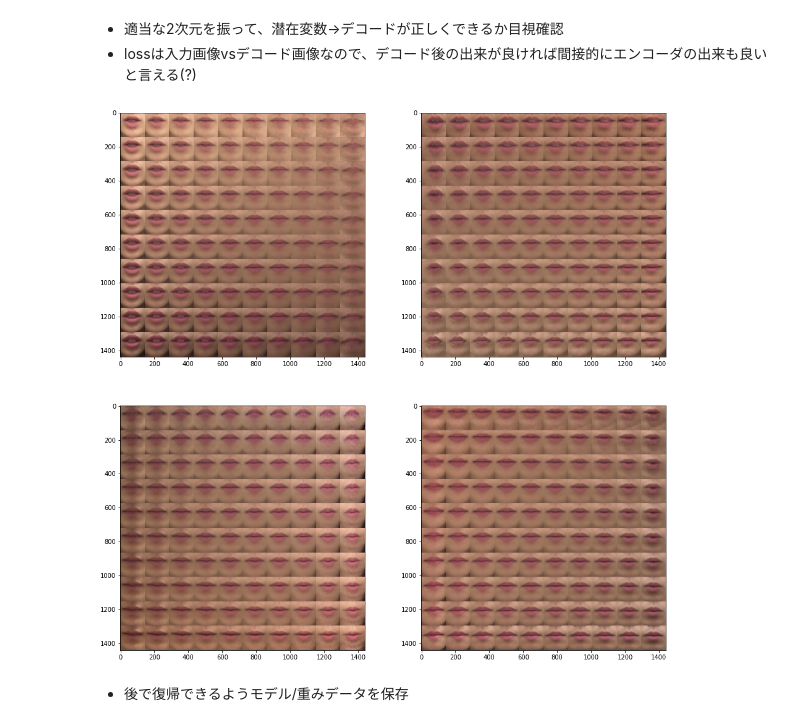
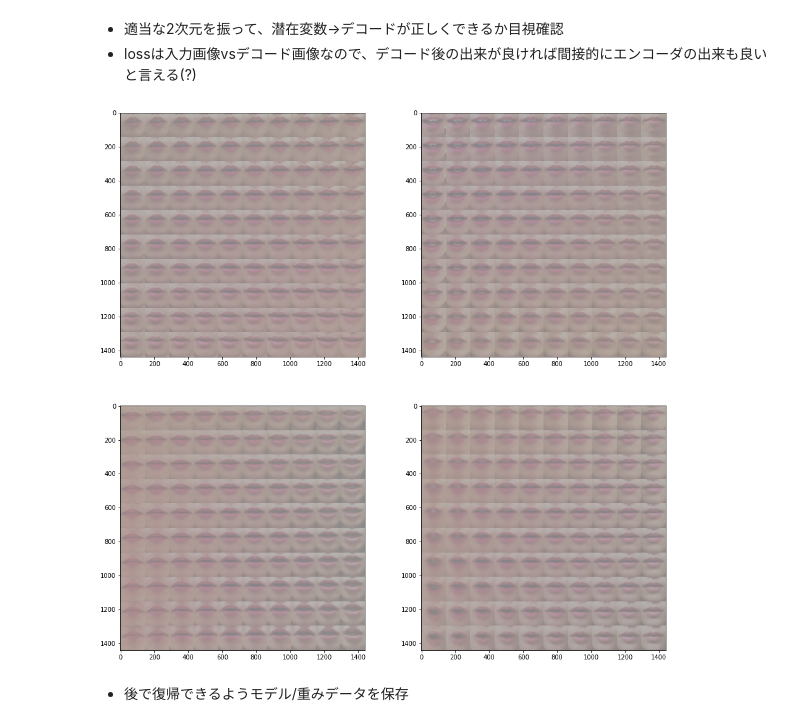
Before and after one commit to kuroy/SSRW_2018, a Jupyter notebook: SSSD_Step1_VAE_to_LF-LOI.ipynb, the cells around one changed output. Cells and saved outputs as stored; diff of their text form; code cells hidden in the pictures.

Commit message:
Step1_VAE: Add normalization + dropout Step2_RNN: Modify hyperparameter, Add cell for checking accuracy for each word

```diff
--- a/SSSD_Step1_VAE_to_LF-LOI.ipynb
+++ b/SSSD_Step1_VAE_to_LF-LOI.ipynb
@@ -10,11 +10,12 @@ from keras import backend as K
 import numpy as np
 
 img_shape = (144,144,3)
-batch_size = 64
+batch_size = 128
 latent_dim = 16
 
 input_img = keras.Input(shape=img_shape)
-x = layers.SeparableConv2D(32, 3, padding="same", activation="elu", kernel_initializer="he_normal")(input_img)
+x = layers.Dropout(0.5)(input_img)
+x = layers.SeparableConv2D(32, 3, padding="same", activation="elu", kernel_initializer="he_normal")(x)
 x = layers.MaxPooling2D()(x)
 x = layers.SeparableConv2D(64, 3, padding="same", activation="elu", kernel_initializer="he_normal")(x)
 x = layers.Conv2D(32, 1, padding="same", activation="elu", kernel_initializer="he_normal")(x)
@@ -68,7 +69,7 @@ class CustomVariationalLayer(keras.layers.Layer):
         return K.mean(xent_loss + kl_loss)
 
     def call(self, inputs):
-        x = inputs[0]
+        x = K.sigmoid(inputs[0])
         z_decoded = inputs[1]
         loss = self.vae_loss(x, z_decoded)
         self.add_loss(loss, inputs=inputs)
@@ -184,37 +187,40 @@ qp.stop()
 * lossは入力画像vsデコード画像なので、デコード後の出来が良ければ間接的にエンコーダの出来も良いと言える(?)
 # %%
 from scipy.stats import norm
+
+def sigmoid(x):
+    return 1.0 / (1.0 + np.exp(-x))
 
 def create_img_matrix(img_shape,axis_pair):
     n = 10
     if img_shape.ndim == 2:
         h,w = img_shape
         c = 1
     else:
         h,w,c = img_shape
 
     figure = np.empty((h*n,w*n,c))
     grid_x = norm.ppf(np.linspace(0.05,.95,n))
     grid_y = norm.ppf(np.linspace(0.05,.95,n))
     grid_other = norm.ppf(0.5)
     for i,yi in enumerate(grid_y):
         for j,xi in enumerate(grid_x):
             z_sample = np.array([[grid_other]*latent_dim])
             z_sample[0][axis_pair[0]] = xi
             z_sample[0][axis_pair[1]] = yi
             z_sample = np.tile(z_sample,batch_size).reshape(batch_size, latent_dim)
             x_decoded = decoder.predict(z_sample, batch_size=batch_size)
             img_decoded = x_decoded[0].reshape((h,w,c))
             figure[i*h:(i+1)*h, j*w:(j+1)*w,:] = img_decoded
     return figure
 
 img_mats = [create_img_matrix(np.array(img_shape),ax_pair) for ax_pair in ((0,1),(2,3),(4,5),(6,7))]
 fix, ax = plt.subplots(nrows=2,ncols=2,figsize=(16,16))
 for i in range(4):
-    ax[i//2,i%2].imshow(img_mats[i])
+    ax[i//2,i%2].imshow(sigmoid(img_mats[i]))
 plt.show()
 # %% [output]
-[figure, old version]
+[figure, new version]
 # %% [markdown]
 * 後で復帰できるようモデル/重みデータを保存
 # %%
```
Also changed, not shown: parts of 7 cells of this notebook, 1 other file.
